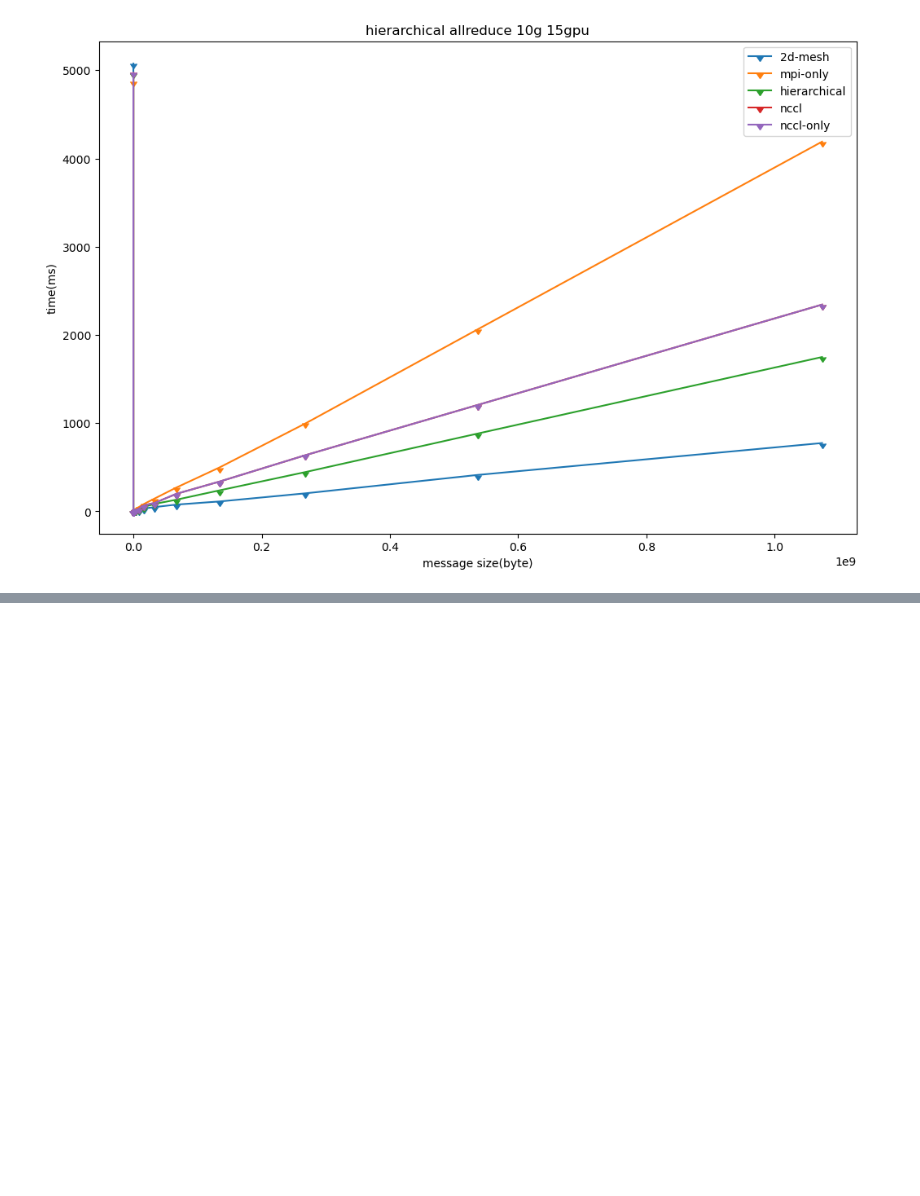
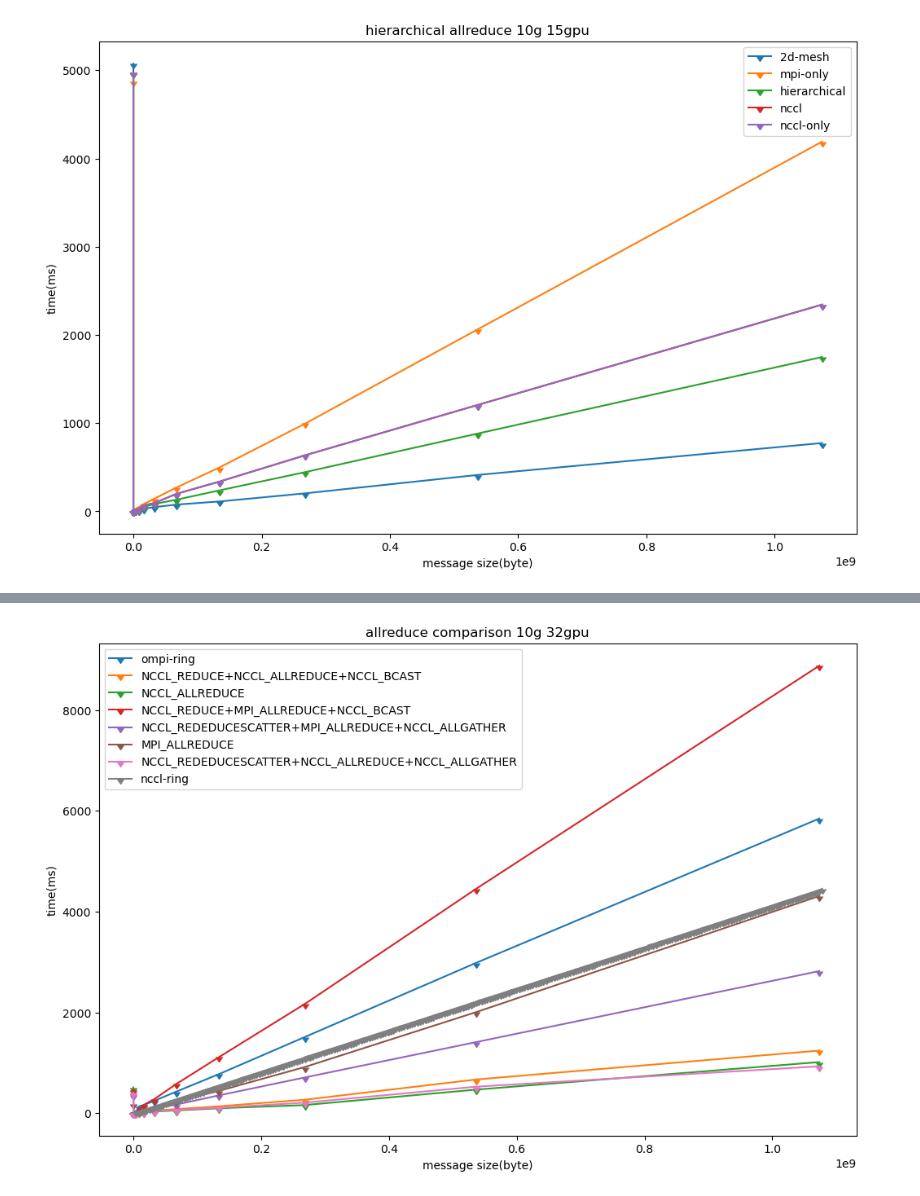
Before and after one commit to dexhunter/allreduce-experiments, a Jupyter notebook: vis_horovod.ipynb, the cells around one changed output, grey strips where cells are left out. Cells and saved outputs as stored; diff of their text form; code cells hidden in the pictures; blank space fills up the shorter version.

```diff
--- a/vis_horovod.ipynb
+++ b/vis_horovod.ipynb
@@ -145,0 +154,76 @@ plt.show()
+# %%
+def read_algo_with_head(filename,skipnum=3):
+    x = []
+    y = []
+
+    with open(filename) as f:
+        for _ in range(skipnum):
+            next(f)
+
+        for line in f:
+            num = line.split()
+            x.append(num[0])
+            y.append(num[1])
+
+    x = np.array(x)
+    y = np.array(y)
+
+    return x.astype('float'), y.astype('float')
+
+x, y = read_algo_with_head('data/ompi-32gpu-results/32gpus/10g/algo4-stepexp2.txt')
+
+def read_algo_skip_head(filename,skip_num=215):
+    x = []
+    y = []
+
+    with open(filename) as f:
+        for _ in range(int(skip_num)):
+            next(f)
+
+        for line in f:
+            if not line.startswith('#'):
+                num = line.split()
+                x.append(num[0])
+                y.append(num[4])
+
+    x = np.array(x)
+    y = np.array(y)
+
+    return x.astype('float'), y.astype('float')
+
+x7, y7 = read_algo_skip_head('data/nccl-results/nccl-32gpus/ring-10g-stepexp2.txt', 307)
+
+
+
+# print(x,y)
+x = x * 4
+y = y * 10e-3
+
+
+x = x[:-1]
+y = y[:-1]
+
+x7 = x7 * 4
+y7 = y7 * 10e-3
+
+x7 = x7[:-255]
+y7 = y7[:-255]
+
+plt.plot(x,y, marker=11, label='ompi-ring')
+plt.plot(x1,y1, marker=11, label='NCCL_REDUCE+NCCL_ALLREDUCE+NCCL_BCAST')
+plt.plot(x2,y2, marker=11, label='NCCL_ALLREDUCE')
+plt.plot(x3,y3, marker=11, label='NCCL_REDUCE+MPI_ALLREDUCE+NCCL_BCAST')
+plt.plot(x4,y4, marker=11, label='NCCL_REDEDUCESCATTER+MPI_ALLREDUCE+NCCL_ALLGATHER')
+plt.plot(x5,y5, marker=11, label='MPI_ALLREDUCE')
+plt.plot(x6,y6, marker=11, label='NCCL_REDEDUCESCATTER+NCCL_ALLREDUCE+NCCL_ALLGATHER')
+plt.plot(x7,y7, marker=11, label='nccl-ring')
+
+
+plt.xlabel('message size(byte)')
+plt.ylabel('time(ms)')
+plt.legend()
+# mpi_allreduce
+plt.title('allreduce comparison 10g 32gpu')
+plt.show()
+# %% [output]
+[figure, added]
```
Also changed, not shown: parts of 4 cells of this notebook, 39 other files.
